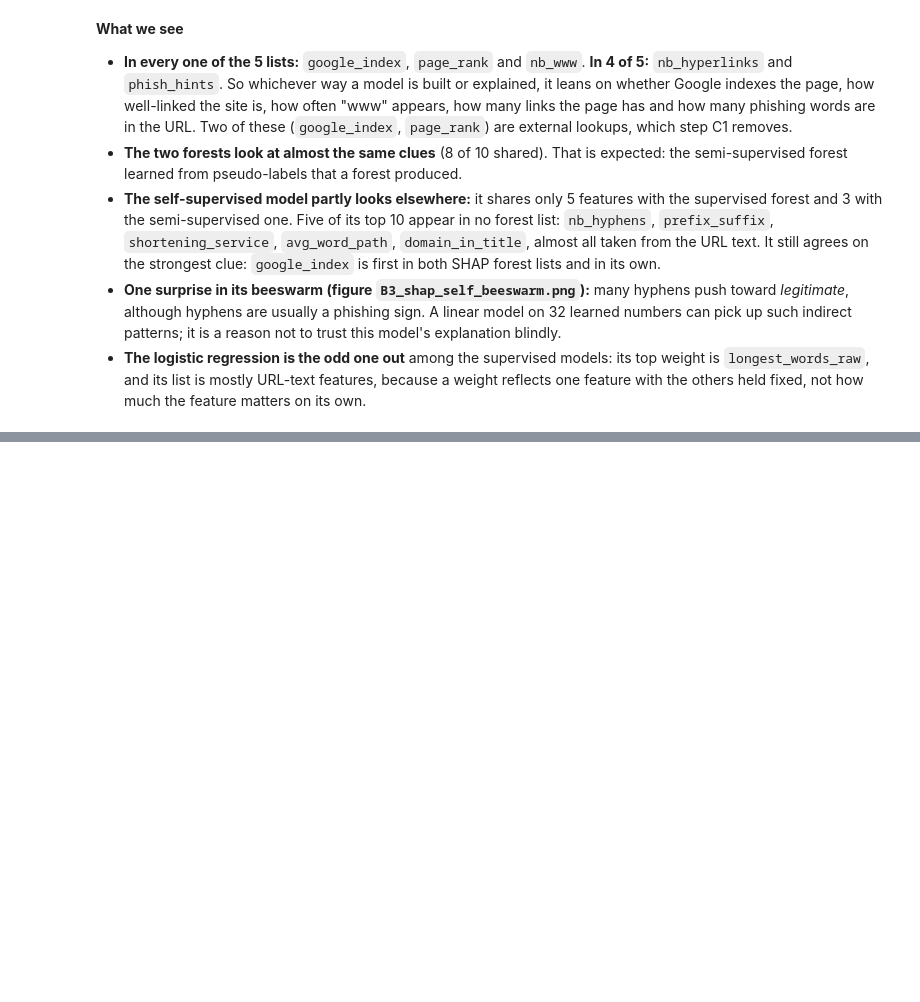
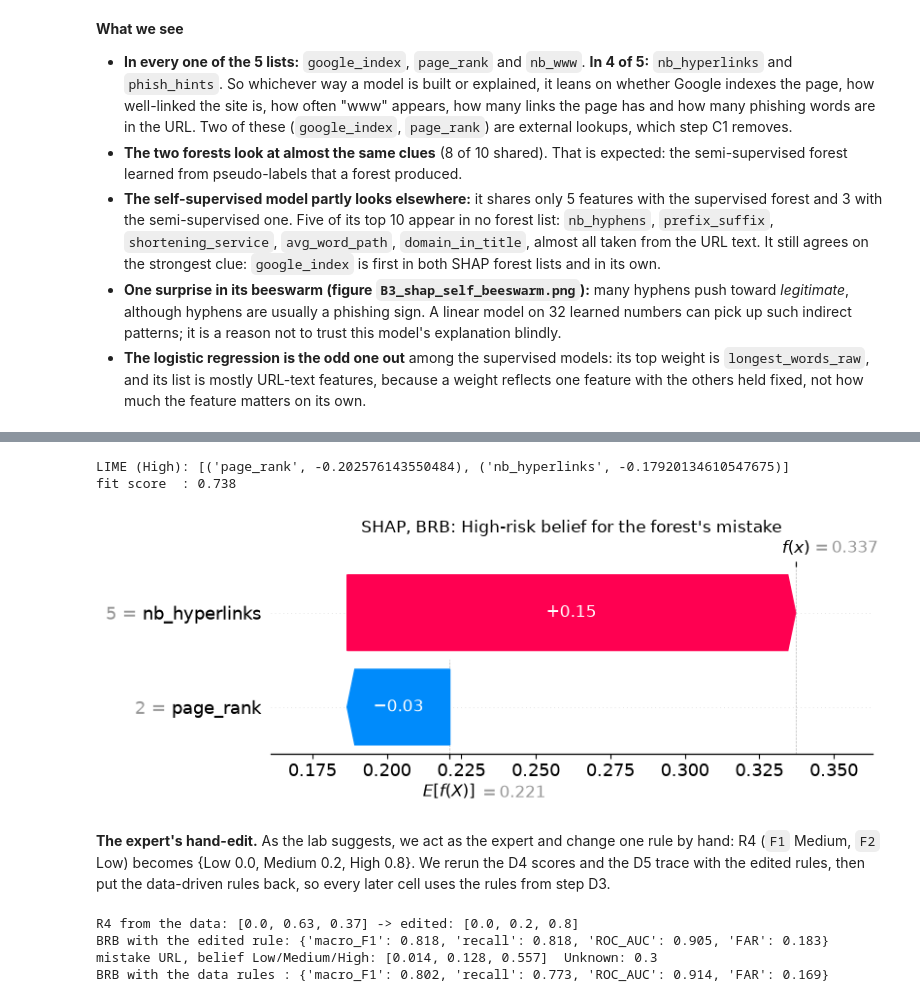
Before and after one commit to steve-nt/AI-for-Cybersecurity-Lab4.1, a Jupyter notebook: lab4_1_explaining_phishing_detectors.ipynb, the cells around one changed output, grey strips where cells are left out. Cells and saved outputs as stored; diff of their text form; code cells hidden in the pictures; blank space fills up the shorter version.

```diff
--- a/lab4_1_explaining_phishing_detectors.ipynb
+++ b/lab4_1_explaining_phishing_detectors.ipynb
@@ -671,0 +1279,14 @@ only in the self-supervised top 10: ['avg_word_path', 'domain_in_title', 'nb_hyp
+# %%
+# STEP D5
+# The BRB explains itself: which rules fire for the mistake from step B5?
+url = X_test[[F1, F2]].iloc[i_wrong].values
+b1, b2, aw, fb, ig = brbes_inference(*url)
+print(F1, "=", url[0], "  ", F2, "=", url[1])
+for k in range(9):
+    if aw[k] > 0:
+        print(f"   rule R{k + 1} fires with weight {aw[k]:.2f}"
+              f"   (rule belief Low/Medium/High {[round(x, 2) for x in rules[k]]},"
+              f" adds {aw[k] * rules[k][2]:.2f} High before ER)")
+print("belief Low/Medium/High:", [round(x, 3) for x in fb])
+print("Unknown:", round(ig, 3), "  true label:", y_test.iloc[i_wrong])
+print("BRB phishing score:", round(float(brb.predict_proba(X_test.iloc[[i_wrong]])[0, 1]), 3))
@@ -671,0 +1302,52 @@ only in the self-supervised top 10: ['avg_word_path', 'domain_in_title', 'nb_hyp
+# %%
+# STEP D5
+feature_names = [F1, F2]
+X_ref = X_train[[F1, F2]].values           # reference data for LIME and SHAP
+
+brb_lime = LimeTabularExplainer(X_ref, feature_names=feature_names,
+                                discretize_continuous=False,
+                                random_state=42)
+lime_exp = brb_lime.explain_instance(url, brb_predict_proba,
+                                     labels=(2,),        # 2 = "High" risk
+                                     num_features=2, num_samples=2000)
+print("LIME (High):", lime_exp.as_list(label=2))
+print("fit score  :", round(lime_exp.score, 3))
+
+background = shap.sample(X_ref, 100, random_state=0)   # "ordinary" URLs
+brb_shap = shap.KernelExplainer(brb_predict_proba, background)
+sv_brb = brb_shap(url.reshape(1, -1), silent=True)   # silent: no progress bar
+sv_brb.feature_names = feature_names
+shap.plots.waterfall(sv_brb[0, :, 2], show=False)     # the "High" risk belief
+plt.title("SHAP, BRB: High-risk belief for the forest's mistake")
+plt.savefig("results/figures/D5_shap_brb_waterfall_high.png", dpi=150, bbox_inches="tight")
+plt.show()
+# %% [output]
+LIME (High): [('page_rank', -0.202576143550484), ('nb_hyperlinks', -0.17920134610547675)]
+fit score  : 0.738
+[figure, added]
+# %% [markdown]
+<!-- STEP D5 -->
+**The expert's hand-edit.** As the lab suggests, we act as the expert and change one rule by hand:
+R4 (`F1` Medium, `F2` Low) becomes {Low 0.0, Medium 0.2, High 0.8}. We rerun the D4 scores and the D5
+trace with the edited rules, then put the data-driven rules back, so every later cell uses the rules
+from step D3.
+# %%
+# STEP D5
+rules_from_data = [list(r) for r in rules]
+edited = [list(r) for r in rules]
+edited[3] = [0.0, 0.2, 0.8]                          # R4, set by the "expert"
+print("R4 from the data:", [round(x, 2) for x in rules_from_data[3]], "-> edited:", edited[3])
+try:
+    rules = edited
+    print("BRB with the edited rule:", report(brb, X_test, y_test))
+    fb_e, ig_e = brbes_inference(*url)[3:]
+    print("mistake URL, belief Low/Medium/High:", [round(x, 3) for x in fb_e],
+          " Unknown:", round(ig_e, 3))
+finally:
+    rules = rules_from_data                          # back to the data-driven rules
+print("BRB with the data rules :", report(brb, X_test, y_test))
+# %% [output]
+R4 from the data: [0.0, 0.63, 0.37] -> edited: [0.0, 0.2, 0.8]
+BRB with the edited rule: {'macro_F1': 0.818, 'recall': 0.818, 'ROC_AUC': 0.905, 'FAR': 0.183}
+mistake URL, belief Low/Medium/High: [0.014, 0.128, 0.557]  Unknown: 0.3
+BRB with the data rules : {'macro_F1': 0.802, 'recall': 0.773, 'ROC_AUC': 0.914, 'FAR': 0.169}
```
Also changed, not shown: parts of 30 cells of this notebook, 7 other files.
